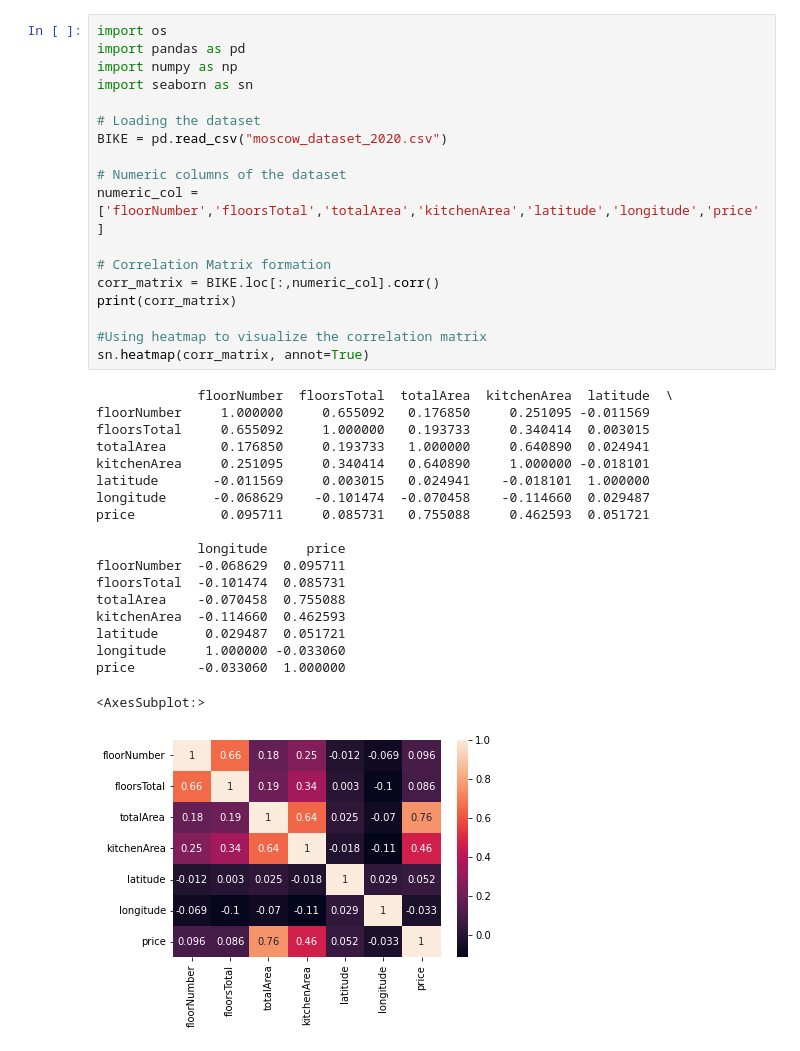
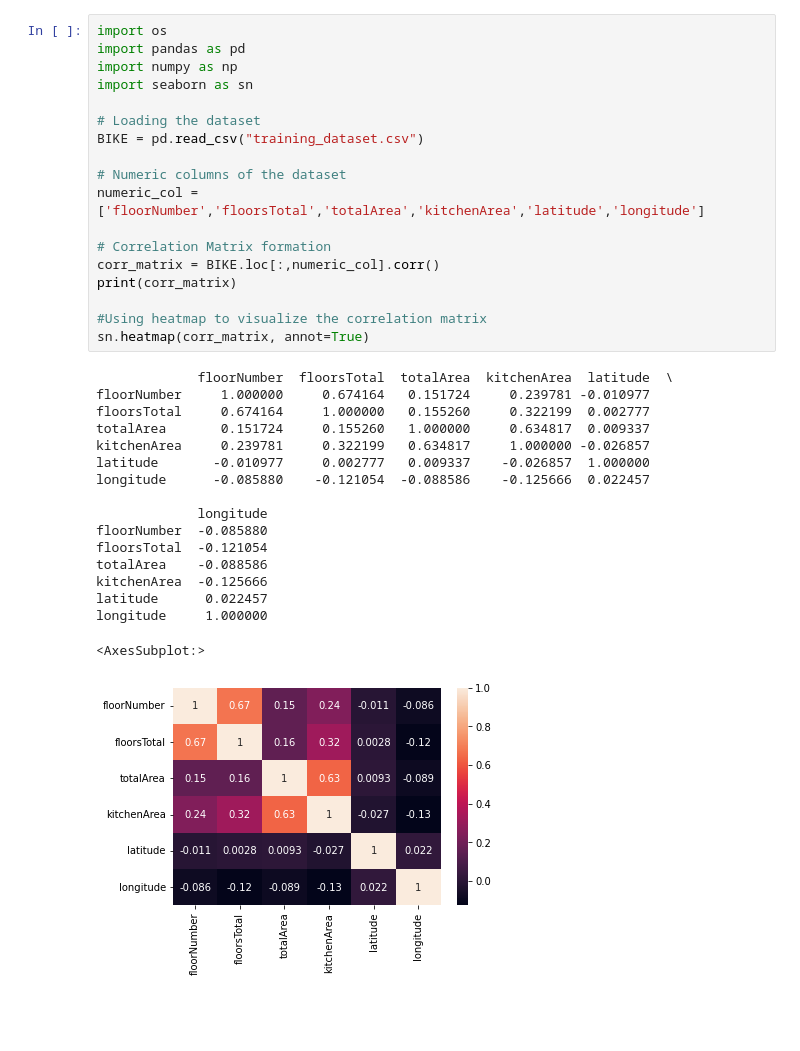
Before and after one commit to NikPeg/matstat_IDZ, a Jupyter notebook: processing.ipynb, the cells around one changed output. Drawn from its saved outputs; the diff is of its cells as text; blank space fills up the shorter version.

```diff
--- a/processing.ipynb
+++ b/processing.ipynb
@@ -76,38 +73,36 @@ You should consider upgrading via the 'c:\users\pegan\appdata\local\programs\pyt
 # %%
 import os
 import pandas as pd
 import numpy as np
 import seaborn as sn
 
 # Loading the dataset
-BIKE = pd.read_csv("moscow_dataset_2020.csv")
+BIKE = pd.read_csv("training_dataset.csv")
 
 # Numeric columns of the dataset
-numeric_col = ['floorNumber','floorsTotal','totalArea','kitchenArea','latitude','longitude','price']
+numeric_col = ['floorNumber','floorsTotal','totalArea','kitchenArea','latitude','longitude']
 
 # Correlation Matrix formation
 corr_matrix = BIKE.loc[:,numeric_col].corr()
 print(corr_matrix)
 
 #Using heatmap to visualize the correlation matrix
 sn.heatmap(corr_matrix, annot=True)
 # %% [output]
              floorNumber  floorsTotal  totalArea  kitchenArea  latitude  \
-floorNumber     1.000000     0.655092   0.176850     0.251095 -0.011569
-floorsTotal     0.655092     1.000000   0.193733     0.340414  0.003015
-totalArea       0.176850     0.193733   1.000000     0.640890  0.024941
-kitchenArea     0.251095     0.340414   0.640890     1.000000 -0.018101
-latitude       -0.011569     0.003015   0.024941    -0.018101  1.000000
-longitude      -0.068629    -0.101474  -0.070458    -0.114660  0.029487
-price           0.095711     0.085731   0.755088     0.462593  0.051721
+floorNumber     1.000000     0.674164   0.151724     0.239781 -0.010977
+floorsTotal     0.674164     1.000000   0.155260     0.322199  0.002777
+totalArea       0.151724     0.155260   1.000000     0.634817  0.009337
+kitchenArea     0.239781     0.322199   0.634817     1.000000 -0.026857
+latitude       -0.010977     0.002777   0.009337    -0.026857  1.000000
+longitude      -0.085880    -0.121054  -0.088586    -0.125666  0.022457
 
-             longitude     price
-floorNumber  -0.068629  0.095711
-floorsTotal  -0.101474  0.085731
-totalArea    -0.070458  0.755088
-kitchenArea  -0.114660  0.462593
-latitude      0.029487  0.051721
-longitude     1.000000 -0.033060
-price        -0.033060  1.000000
+             longitude
+floorNumber  -0.085880
+floorsTotal  -0.121054
+totalArea    -0.088586
+kitchenArea  -0.125666
+latitude      0.022457
+longitude     1.000000
 <AxesSubplot:>
-[figure, old version]
+[figure, new version]
```
Also changed, not shown: parts of 3 cells of this notebook, 1 other file.
